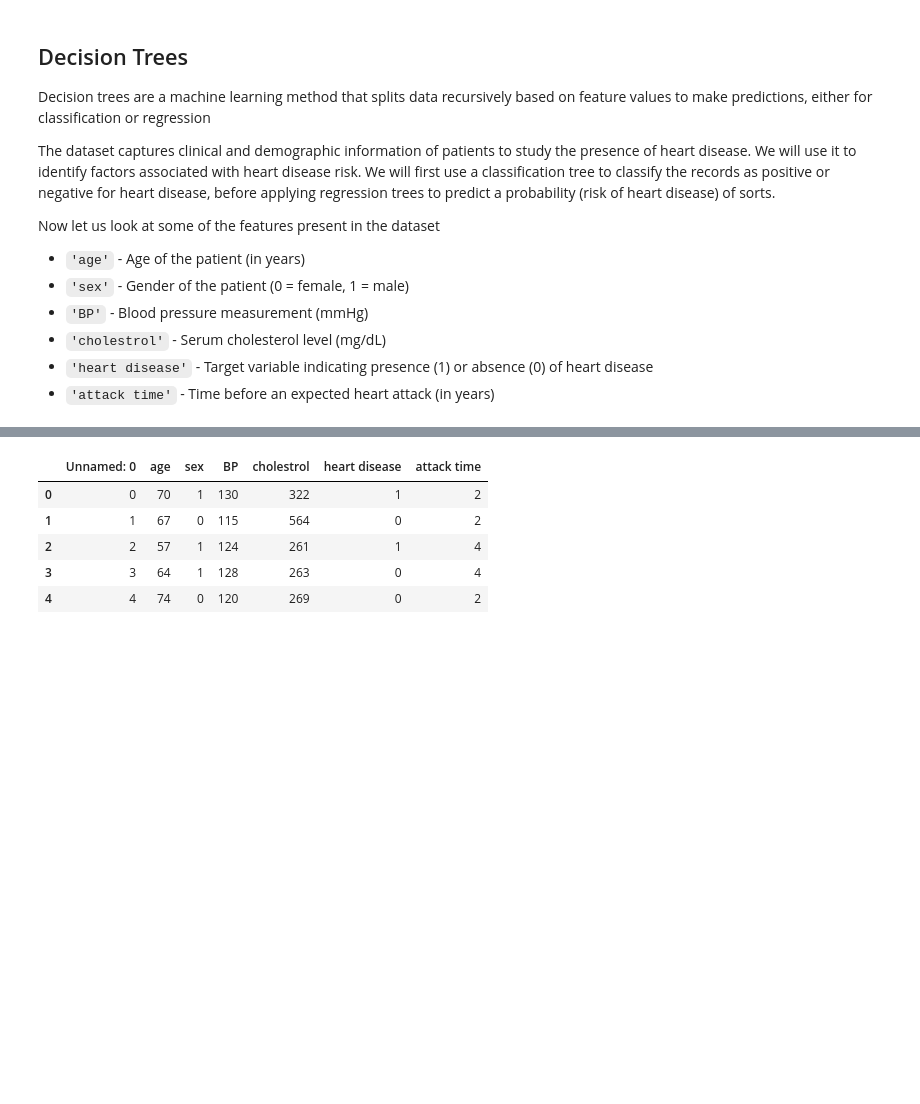
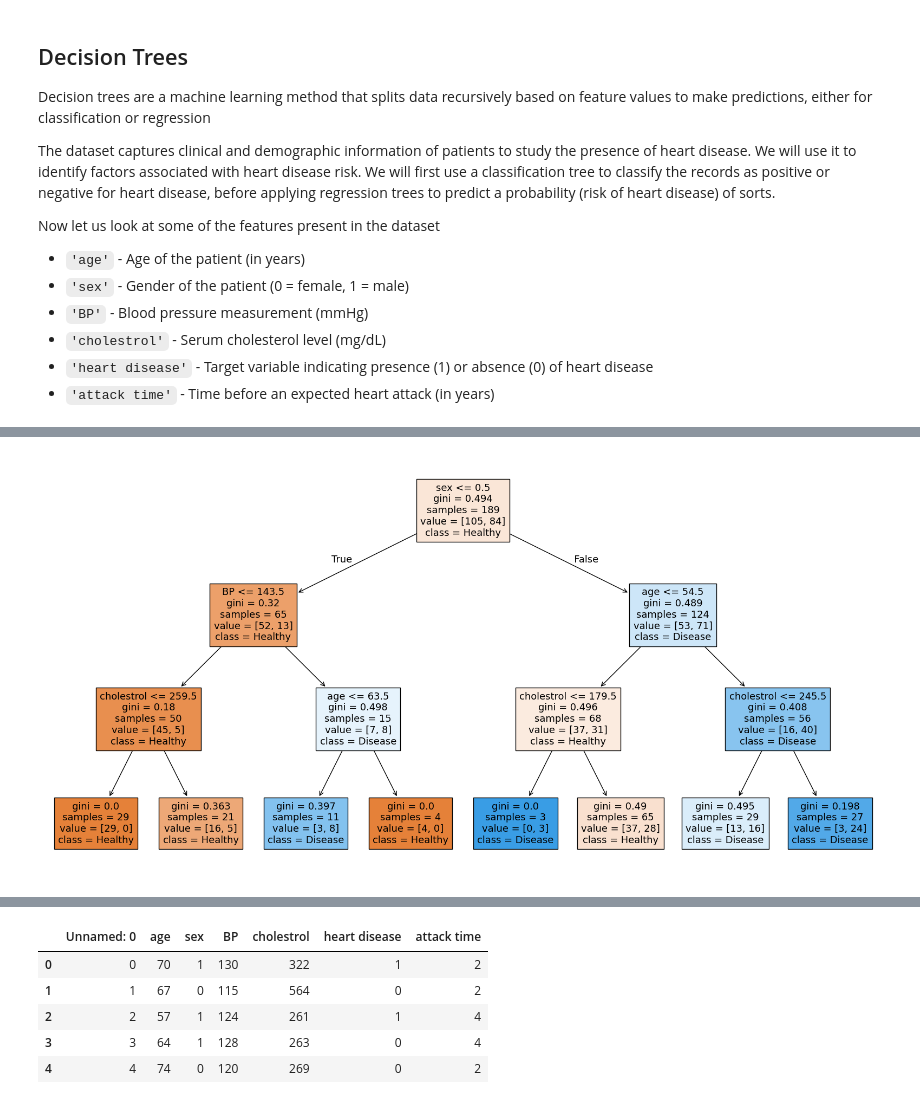
Before and after one commit to abinasn/ds-ml-projects, a Jupyter notebook: Decision Trees Material/Demonstration Notebook/Decision Trees Demo.ipynb, the cells around one changed output, grey strips where cells are left out. Cells and saved outputs as stored; diff of their text form; code cells hidden in the pictures; blank space fills up the shorter version.

```diff
--- a/Decision Trees Material/Demonstration Notebook/Decision Trees Demo.ipynb
+++ b/Decision Trees Material/Demonstration Notebook/Decision Trees Demo.ipynb
@@ -21 +23,89 @@ from sklearn.metrics import confusion_matrix, ConfusionMatrixDisplay  # Confusio
 from sklearn.metrics import accuracy_score, f1_score, precision_score, recall_score, accuracy_score, mean_squared_error  # Error metrics
+# %%
+df = pd.read_csv('heart_disease_data.csv')
+# print(df.head(10))
+# print(f"Total samples: {len(df)}")
+# print(f"Columns: {list(df.columns)}")
+# print(df.dtypes)
+# print(df.describe())
+# print(df["heart disease"].value_counts())
+
+
+X = df[["age", "sex", "BP", "cholestrol"]].values
+y = df["heart disease"].values
+
+# Split train and test data
+X_train, X_test, y_train, y_test = train_test_split(X, y, test_size = 0.3, random_state = 42, stratify=y)
+
+# print(f"Training: {len(X_train)}")
+# print(f"Testing: {len(X_test)}")
+
+# unique, counts = np.unique(y_train, return_counts=True)
+# print(dict(zip(unique, counts)))
+
+
+# unique, counts = np.unique(y_test, return_counts=True)
+# print(dict(zip(unique, counts)))
+
+model = DecisionTreeClassifier(
+    max_depth=3,
+    min_samples_split=2,
+    min_samples_leaf=1,
+    random_state=42
+)
+
+model.fit(X_train, y_train)
+
+print(f"Tree depth: {model.get_depth()}")
+print(f"Number of leaves: {model.get_n_leaves()}")
+
+train_predictions = model.predict(X_train)
+test_predictions = model.predict(X_test)
+
+# print("🔵 Training Predictions:")
+# print("Predicted:", train_predictions)
+# print("Actual:   ", y_train)
+
+# print("\n🟢 Testing Predictions:")
+# print("Predicted:", test_predictions)
+# print("Actual:   ", y_test)
+
+train_accuracy = accuracy_score(y_train, train_predictions)
+test_accuracy = accuracy_score(y_test, test_predictions)
+
+print("=" * 50)
+print("📊 MODEL PERFORMANCE")
+print("=" * 50)
+print(f"Training Accuracy: {train_accuracy * 100:.1f}%")
+print(f"Testing Accuracy:  {test_accuracy * 100:.1f}%")
+print(f"Gap (Train - Test): {(train_accuracy - test_accuracy) * 100:.1f}%")
+print("=" * 50)
+
+# Interpret results
+gap = train_accuracy - test_accuracy
+if gap > 0.10:
+    print("🔴 OVERFITTING DETECTED!")
+    print("→ Model memorized training data")
+    print("→ Try: Reduce max_depth or increase min_samples")
+elif gap > 0.05:
+    print("🟡 SLIGHT OVERFITTING")
+    print("→ Consider tuning hyperparameters")
+elif train_accuracy < 0.70:
+    print("🔵 UNDERFITTING")
+    print("→ Model too simple")
+    print("→ Try: Increase max_depth")
+else:
+    print("🟢 GOOD FIT!")
+    print("→ Model generalizes well")
+
+# 7. Detailed report
+print("\n" + classification_report(y_test, test_predictions))
+
+# 8. Visualize tree
+plt.figure(figsize=(20, 10))
+plot_tree(model,
+          feature_names=['age', 'sex', 'BP', 'cholestrol'],
+          class_names=['Healthy', 'Disease'],
+          filled=True)
+plt.show()
+# %% [output]
@@ -21,0 +132 @@ from sklearn.metrics import accuracy_score, f1_score, precision_score, recall_sc
+[figure, added]
```
Also changed, not shown: parts of 5 cells of this notebook, 4 other files.
